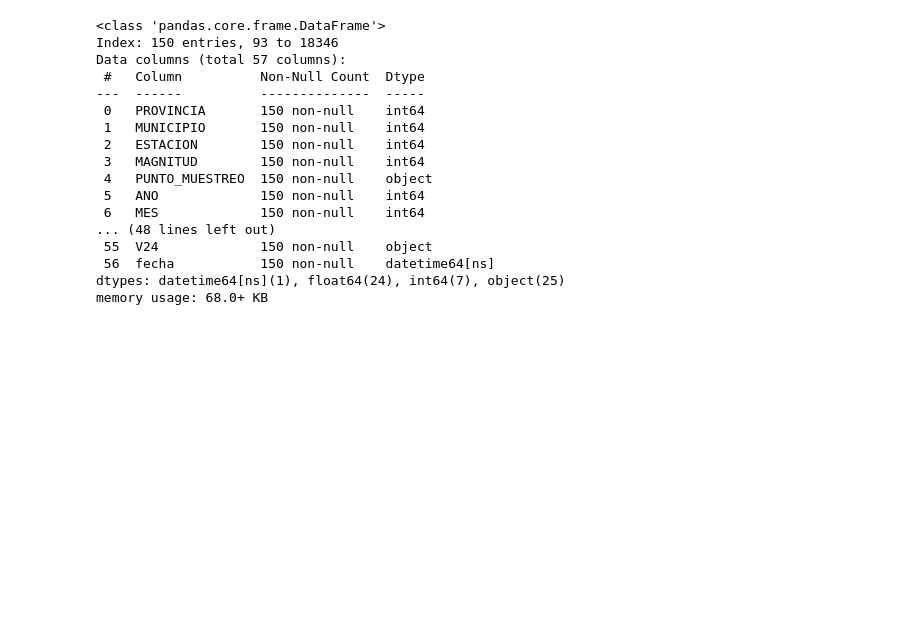
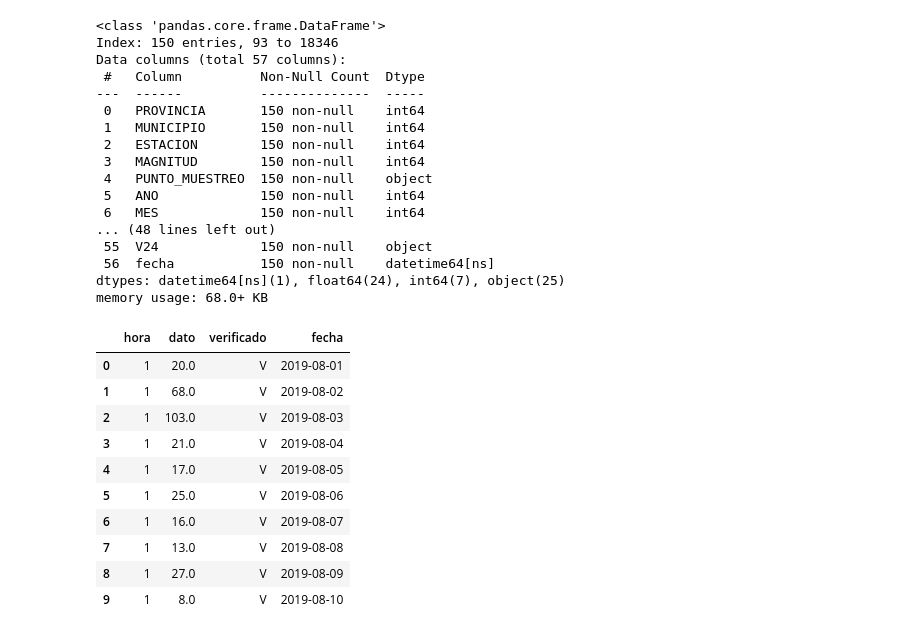
Before and after one commit to Enriquepardo/Fase-2, a Jupyter notebook: Fase_2(Q).ipynb, the cells around one changed output. Saved outputs shown, nothing was run; the diff lists cells and outputs as text; code cells hidden in the pictures; blank space fills up the shorter version.

```diff
--- a/Fase_2(Q).ipynb
+++ b/Fase_2(Q).ipynb
@@ -134,31 +134,35 @@ Data columns (total 57 columns):
 dtypes: datetime64[ns](1), float64(24), int64(7), object(25)
 memory usage: 68.0+ KB
 # %%
-# 4. Extraer datos de las medidas tomadas y creamos un nuevo dataframe 'data' con el formato que nosotros queremos
-# Define the df variable with some example data
-df = pd.DataFrame({
-    'fecha': ['2022-01-01', '2022-01-02'],
-    'H01': [1, 2],
-    'H02': [3, 4],
-    'V01': [True, False],
-    'V02': [False, True]
-})
+#  Extraer datos de las medidas tomadas y creamos un nuevo dataframe 'data' con el formato que nosotros queremos
+data_columnas = [ 'H01', 'H02', 'H03', 'H04', 'H05', 'H06', 'H07', 'H08', 'H09', 'H10', 'H11', 'H12', 'H13', 'H14', 'H15', 'H16', 'H17', 'H18', 'H19', 'H20', 'H21', 'H22', 'H23', 'H24']
+veri_columnas = [ 'V01', 'V02', 'V03', 'V04', 'V05', 'V06', 'V07', 'V08', 'V09', 'V10', 'V11', 'V12', 'V13', 'V14', 'V15', 'V16', 'V17', 'V18', 'V19', 'V20', 'V21', 'V22', 'V23', 'V24']
 
-data_columns = ['H01', 'H02'] # feature
-veri_columns = ['V01', 'V02']
 
-hora_column = np.arange(1, 3) # feature label
+hora_column = np.arange(1, 25)  #  etiqueta característica
 
-data = pd.DataFrame(columns=['hora', 'dato', 'verificado']) # DataFrame con datos finales
+data = pd.DataFrame(columns=['hora', 'dato', 'verificado'])  #  DataFrame con datos finales
+aux = pd.DataFrame(columns=['hora', 'dato', 'verificado'])  #  DataFrame auxiliar
 
-# Para cada hora de cada fila, crea una nueva fila con su dato y su valor de verificado
-for (h, d, v) in zip(hora_column, data_columns, veri_columns):
-    aux = pd.DataFrame(columns=['hora', 'dato', 'verificado']) # aux de próxima fila a ser añadida
-    aux['dato'] = df[data_columns[h-1]]
-    aux['verificado'] = df[veri_columns[h-1]]
+#  Para cada hora de cada fila, crea una nueva fila con su dato y su valor de verificado
+for  (h,d,v) in zip(hora_column, data_columnas, veri_columnas):
+    aux['dato'] = df [ data_columnas[h-1] ]
+    aux['verificado'] = df [ veri_columnas[h-1] ]
     aux['hora'] = h
-    aux['fecha'] = df['fecha']
-    data = data.reset_index(drop=True)
-    data = pd.concat([data, aux], axis=0, ignore_index=True)
+    aux['fecha'] = df ['fecha']
+    data = pd.concat([data, aux], ignore_index=True, sort=False)
 
-data = data.astype({'hora': 'int32'}, copy=False)
+data = data.astype({'hora': 'int32'}, copy = False)
+data.head(10)
+# %% [output]
+|  | hora | dato | verificado | fecha |
+| 0 | 1 | 20.0 | V | 2019-08-01 |
+| 1 | 1 | 68.0 | V | 2019-08-02 |
+| 2 | 1 | 103.0 | V | 2019-08-03 |
+| 3 | 1 | 21.0 | V | 2019-08-04 |
+| 4 | 1 | 17.0 | V | 2019-08-05 |
+| 5 | 1 | 25.0 | V | 2019-08-06 |
+| 6 | 1 | 16.0 | V | 2019-08-07 |
+| 7 | 1 | 13.0 | V | 2019-08-08 |
+| 8 | 1 | 27.0 | V | 2019-08-09 |
+| 9 | 1 | 8.0 | V | 2019-08-10 |
```
Also changed, not shown: parts of 11 cells of this notebook.
